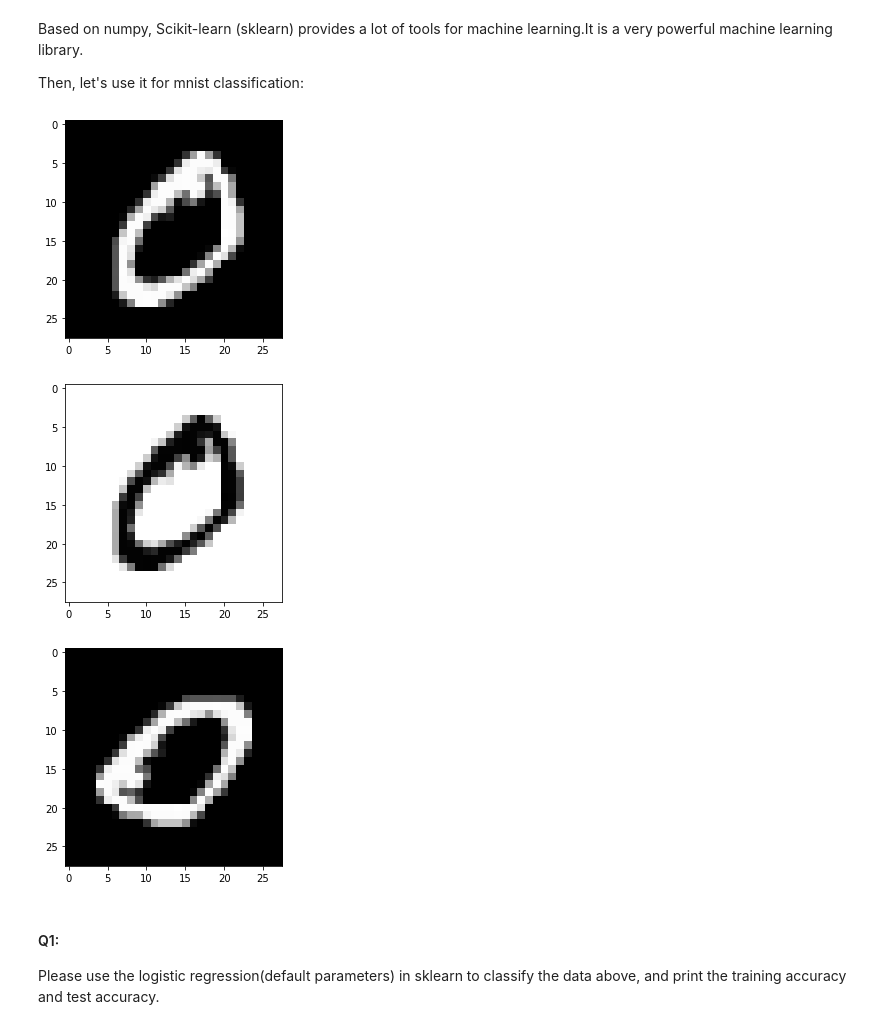
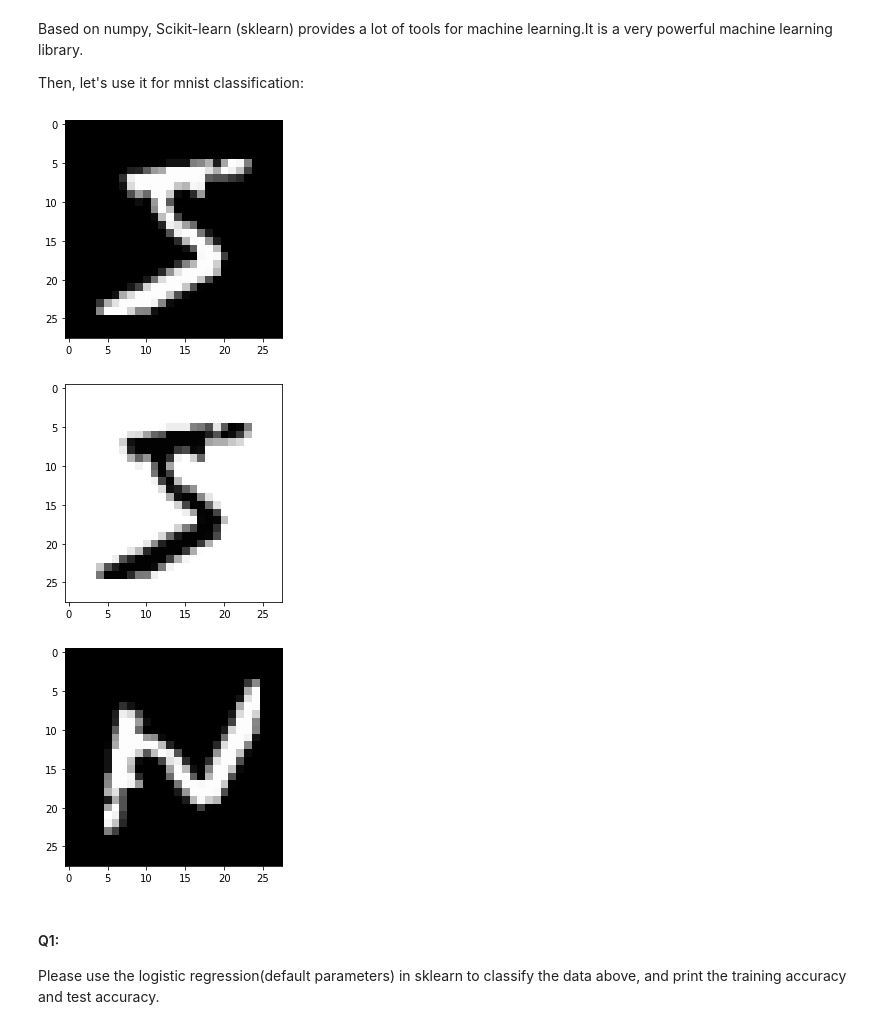
Before and after one commit to whycode007/mnist_tutorial, a Jupyter notebook: numpy_matplotlib_sklearn.ipynb, the cells around one changed output. Saved outputs shown, nothing was run; the diff lists cells and outputs as text; code cells hidden in the pictures.

```diff
--- a/numpy_matplotlib_sklearn.ipynb
+++ b/numpy_matplotlib_sklearn.ipynb
@@ -80,37 +73,32 @@ Based on numpy, Scikit-learn (sklearn) provides a lot of tools for machine learn
 
 Then, let's use it for mnist classification:
 # %%
-from sklearn.datasets import fetch_mldata
+from sklearn.datasets import fetch_openml
 
-# download and read mnist
-mnist = fetch_mldata('MNIST original', data_home='./')
-
-# 'mnist.data' is 70k x 784 array, each row represents the pixels from a 28x28=784 image
-# 'mnist.target' is 70k x 1 array, each row represents the target class of the corresponding image
-images = mnist.data
-targets = mnist.target
+# download and load mnist data from https://www.openml.org/d/554
+# for this tutorial, the data have been downloaded already in './scikit_learn_data'
+X, Y = fetch_openml('mnist_784', version=1, data_home='./scikit_learn_data', return_X_y=True)
 
 # make the value of pixels from [0, 255] to [0, 1] for further process
-X = mnist.data / 255.
-Y = mnist.target
+X = X / 255.
 
 # print the first image of the dataset
 img1 = X[0].reshape(28, 28)
 plt.imshow(img1, cmap='gray')
 plt.show()
 
 # print the images after simple transformation
 img2 = 1 - img1
 plt.imshow(img2, cmap='gray')
 plt.show()
 
 img3 = img1.transpose()
 plt.imshow(img3, cmap='gray')
 plt.show()
 # %% [output]
-[figure, old version]
+[figure, new version]
-[figure, old version]
+[figure, new version]
-[figure, old version]
+[figure, new version]
 # %%
 # split data to train and test (for faster calculation, just use 1/10 data)
 from sklearn.model_selection import train_test_split
```
Also changed, not shown: parts of 6 cells of this notebook.
